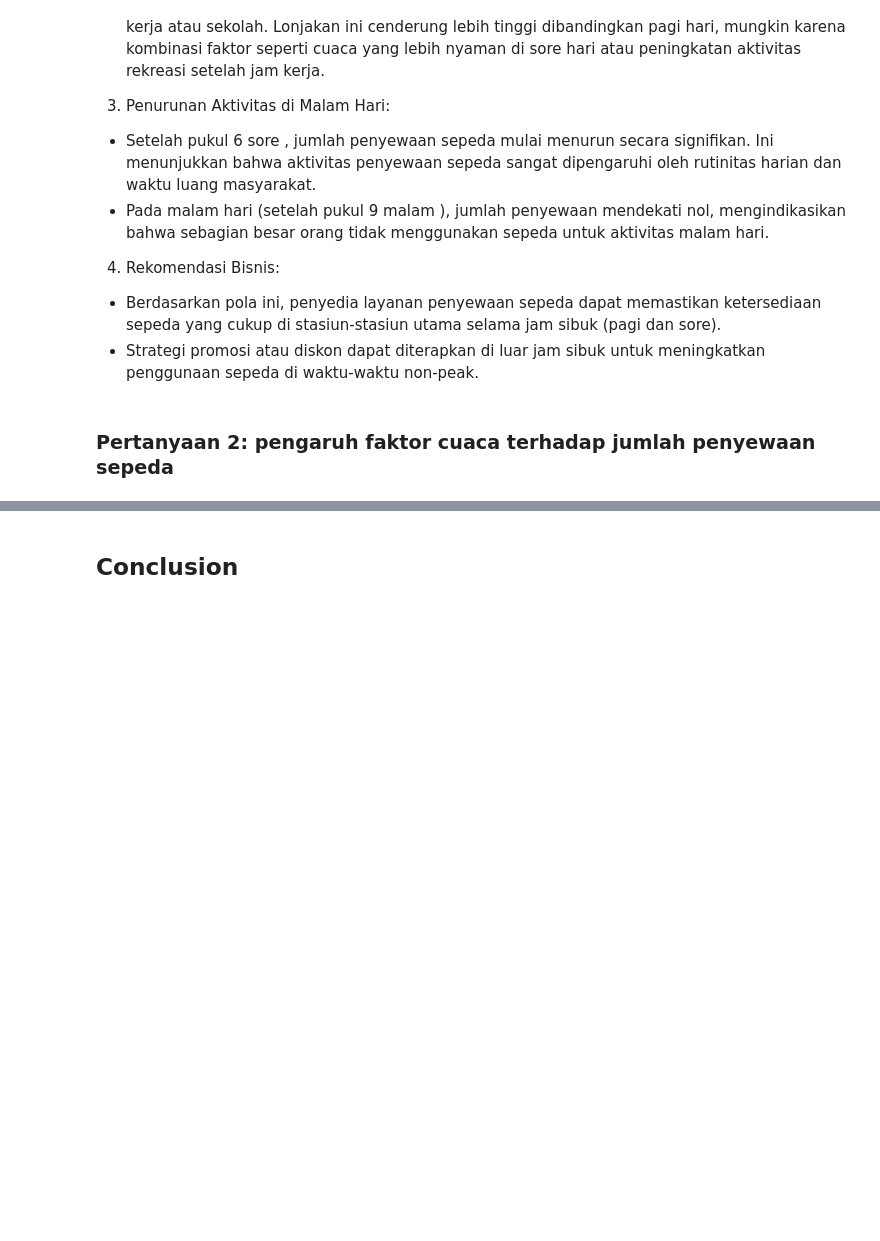
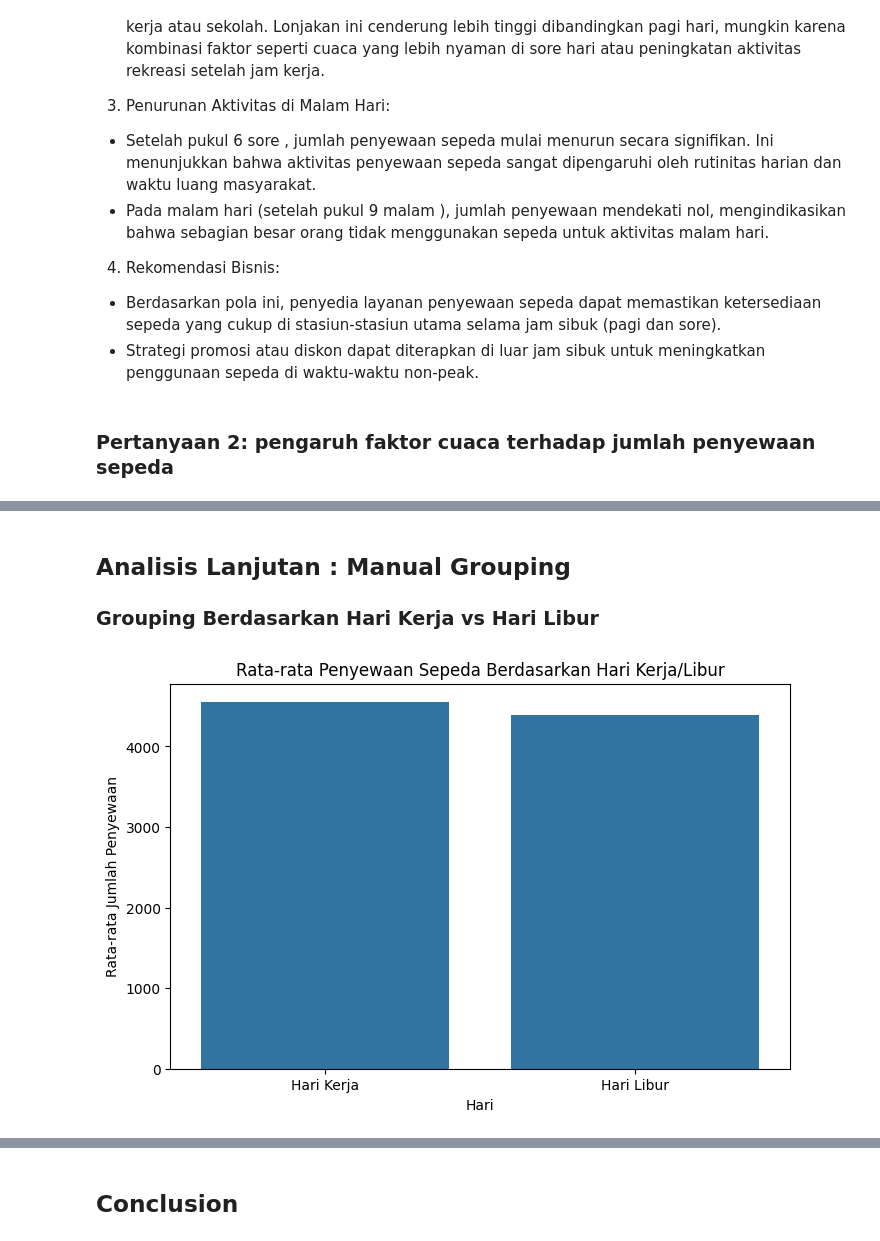
Before and after one commit to wahyupelitajaya/Dicoding-Submission-Analysis-Data, a Jupyter notebook: notebook.ipynb, the cells around one changed output, grey strips where cells are left out. Drawn from its saved outputs; the diff is of its cells as text; code cells hidden in the pictures; blank space fills up the shorter version.

```diff
--- a/notebook.ipynb
+++ b/notebook.ipynb
@@ -276,0 +196,20 @@ Frequency vs. Monetary:
+# %% [markdown]
+## Analisis Lanjutan : Manual Grouping
+### Grouping Berdasarkan Hari Kerja vs Hari Libur
+# %%
+# Tambahkan kolom untuk mengidentifikasi hari kerja atau libur
+df_day['is_weekend'] = df_day['weekday'].isin([0, 6])  # 0 = Minggu, 6 = Sabtu
+
+# Hitung rata-rata total penyewaan berdasarkan hari kerja/libur
+workday_analysis = df_day.groupby('is_weekend')['total_sewa'].mean().reset_index()
+workday_analysis['is_weekend'] = workday_analysis['is_weekend'].map({False: "Hari Kerja", True: "Hari Libur"})
+
+# Visualisasi
+plt.figure(figsize=(8, 5))
+sns.barplot(x='is_weekend', y='total_sewa', data=workday_analysis)
+plt.title("Rata-rata Penyewaan Sepeda Berdasarkan Hari Kerja/Libur")
+plt.xlabel("Hari")
+plt.ylabel("Rata-rata Jumlah Penyewaan")
+plt.show()
+# %% [output]
+[figure, added]
```
Also changed, not shown: parts of 19 cells of this notebook.
